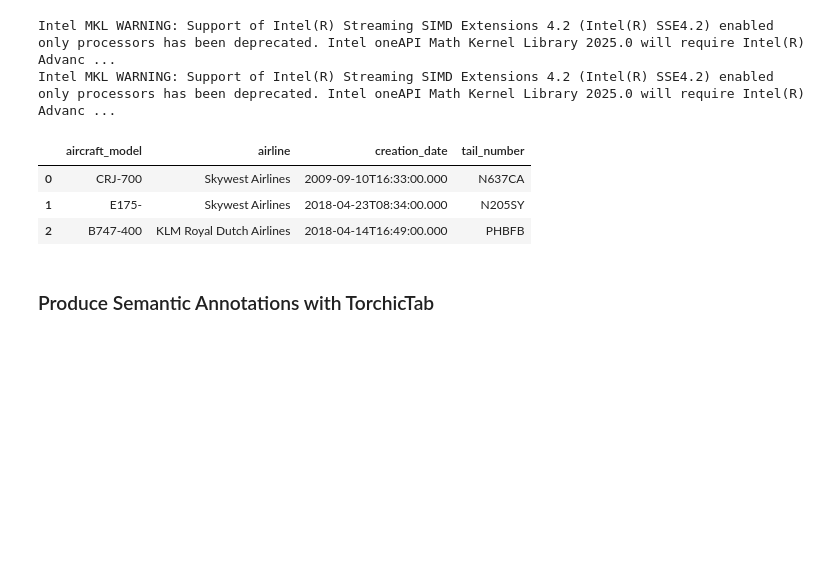
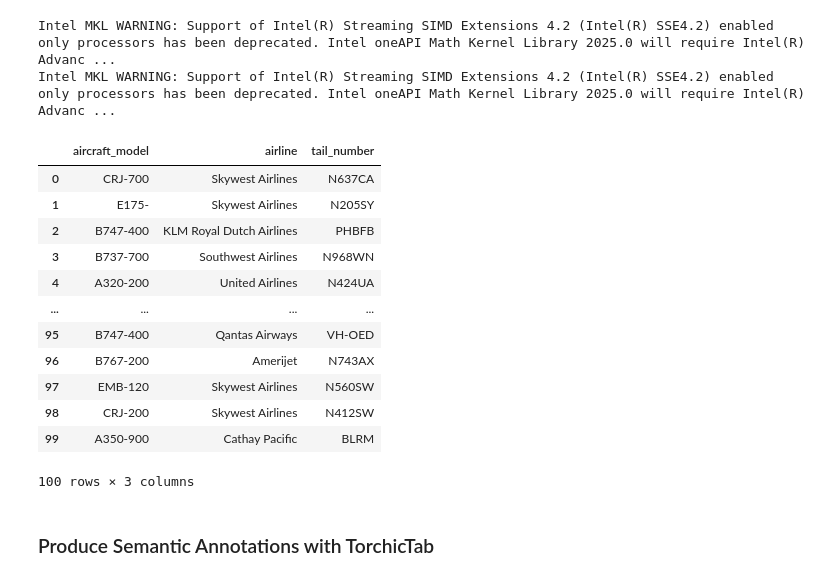
Before and after one commit to TheRazorace/kg3d-torchic-tab-demo, a Jupyter notebook: torchic_tab_demo.ipynb, the cells around one changed output. Drawn from its saved outputs; the diff is of its cells as text; code cells hidden in the pictures; blank space fills up the shorter version.

```diff
--- a/torchic_tab_demo.ipynb
+++ b/torchic_tab_demo.ipynb
@@ -12,17 +12,28 @@ Intel MKL WARNING: Support of Intel(R) Streaming SIMD Extensions 4.2 (Intel(R) S
 # %%
 # Open aircraft csv
 aircraft_file_path = 'sfo-aircraft-tail-numbers-and-models.csv'
-lines_to_keep = 3
+lines_to_keep = 100
 df = pd.read_csv(aircraft_file_path)
-df = df.drop(df.columns[0], axis=1).head(lines_to_keep)[["aircraft_model", "airline", "creation_date", "tail_number"]]
+df = df.drop(df.columns[0], axis=1).head(lines_to_keep)[["aircraft_model", "airline", "tail_number"]]
+df = df.replace(',', '', regex=True)
+
 aircraft_file_path_simple = 'aircraft_models.csv'
 df.to_csv(aircraft_file_path_simple, index=False)
 df
 # %% [output]
-|  | aircraft_model | airline | creation_date | tail_number |
-| 0 | CRJ-700 | Skywest Airlines | 2009-09-10T16:33:00.000 | N637CA |
-| 1 | E175- | Skywest Airlines | 2018-04-23T08:34:00.000 | N205SY |
-| 2 | B747-400 | KLM Royal Dutch Airlines | 2018-04-14T16:49:00.000 | PHBFB |
+|  | aircraft_model | airline | tail_number |
+| 0 | CRJ-700 | Skywest Airlines | N637CA |
+| 1 | E175- | Skywest Airlines | N205SY |
+| 2 | B747-400 | KLM Royal Dutch Airlines | PHBFB |
+| 3 | B737-700 | Southwest Airlines | N968WN |
+| 4 | A320-200 | United Airlines | N424UA |
+| ... | ... | ... | ... |
+| 95 | B747-400 | Qantas Airways | VH-OED |
+| 96 | B767-200 | Amerijet | N743AX |
+| 97 | EMB-120 | Skywest Airlines | N560SW |
+| 98 | CRJ-200 | Skywest Airlines | N412SW |
+| 99 | A350-900 | Cathay Pacific | BLRM |
+100 rows × 3 columns
 # %% [markdown]
 ### Produce Semantic Annotations with TorchicTab
 # %%
```
Also changed, not shown: parts of 17 cells of this notebook, 4 other files.
